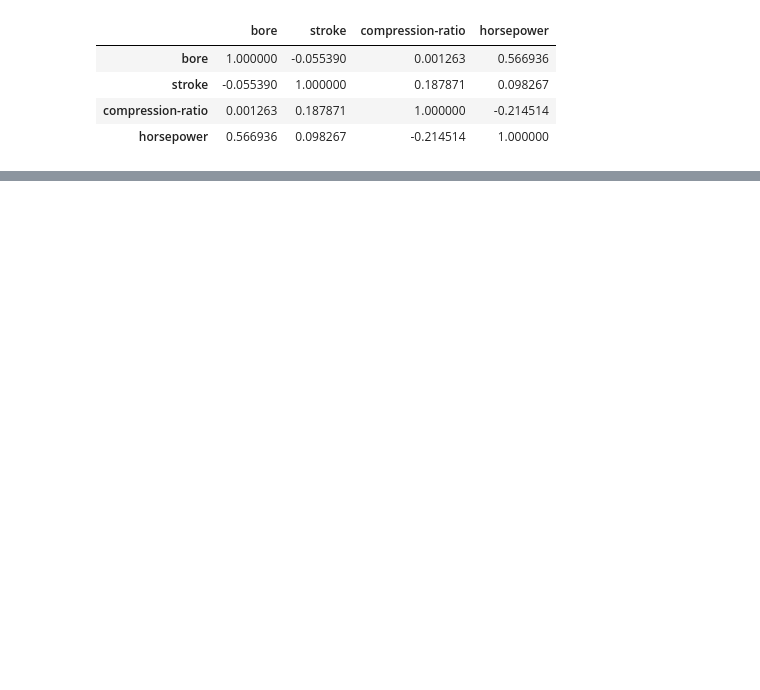
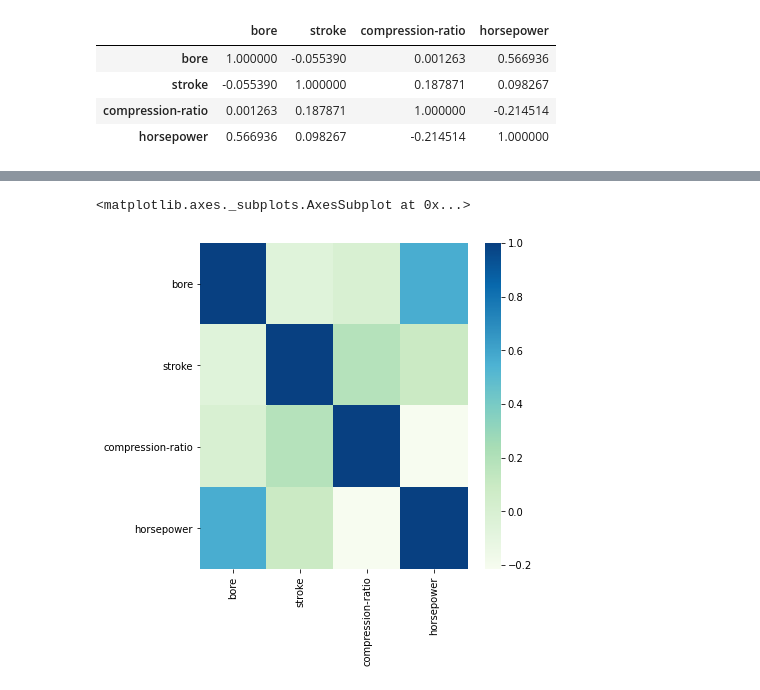
Before and after one commit to harsha8745/IBM-WATSON, a Jupyter notebook: Data_Analysis_with_Python.ipynb, the cells around one changed output, grey strips where cells are left out. Saved outputs shown, nothing was run; the diff lists cells and outputs as text; code cells hidden in the pictures; blank space fills up the shorter version.

```diff
--- a/Data_Analysis_with_Python.ipynb
+++ b/Data_Analysis_with_Python.ipynb
@@ -1710,7 +1747,7 @@ dtype: object
 # %%
 #Find the Pearson correlation between the following columns: bore, stroke,compression-ratio , and horsepower.
-df11 = df10[["bore","stroke","compression-ratio","horsepower"]].corr()
-df11
+df12 = df10[["bore","stroke","compression-ratio","horsepower"]].corr()
+df12
 # %% [output]
 |  | bore | stroke | compression-ratio | horsepower |
 | bore | 1.000000 | -0.055390 | 0.001263 | 0.566936 |
@@ -1725,0 +1757,6 @@ plt.show()
+# %%
+plt.figure(figsize=(6,6))
+sns.heatmap(df12, cmap="GnBu")
+# %% [output]
+<matplotlib.axes._subplots.AxesSubplot at 0x...>
+[figure, added]
```
Also changed, not shown: parts of 24 cells of this notebook.
